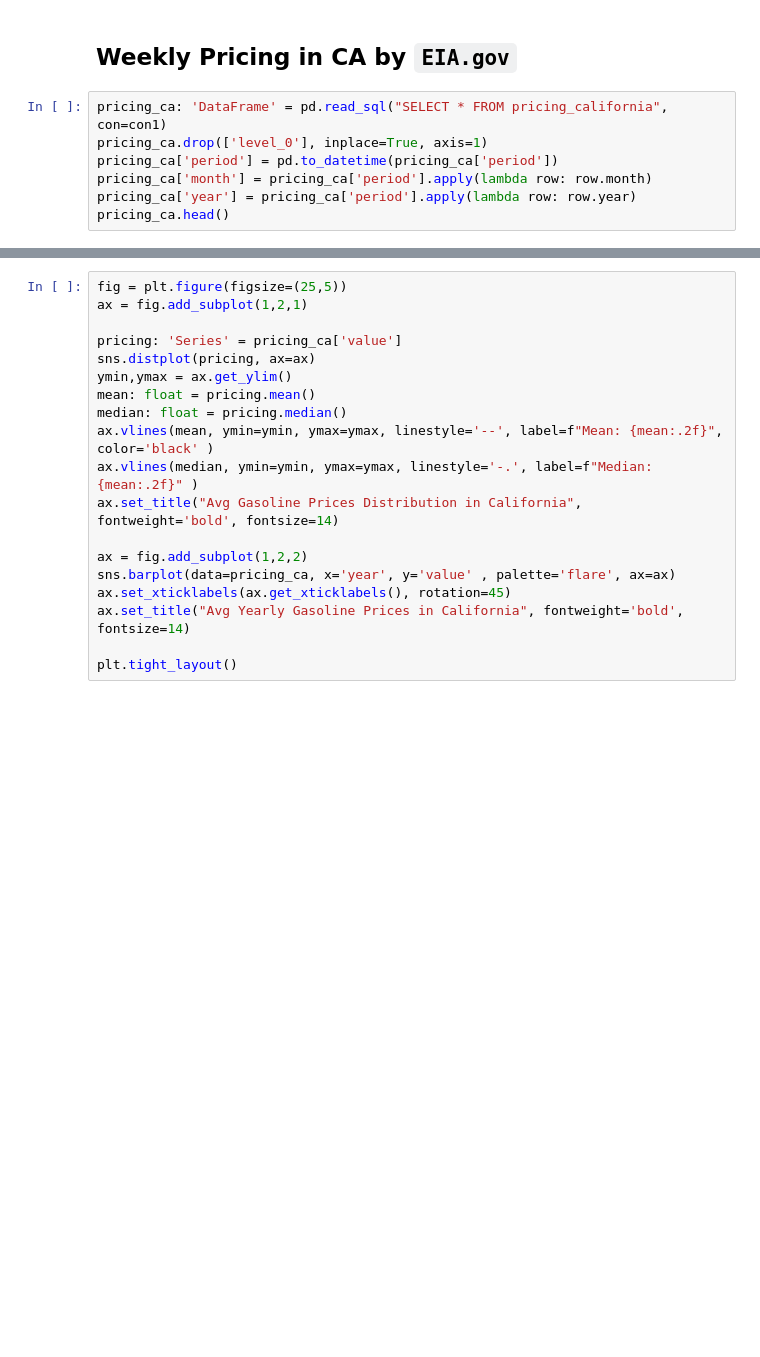
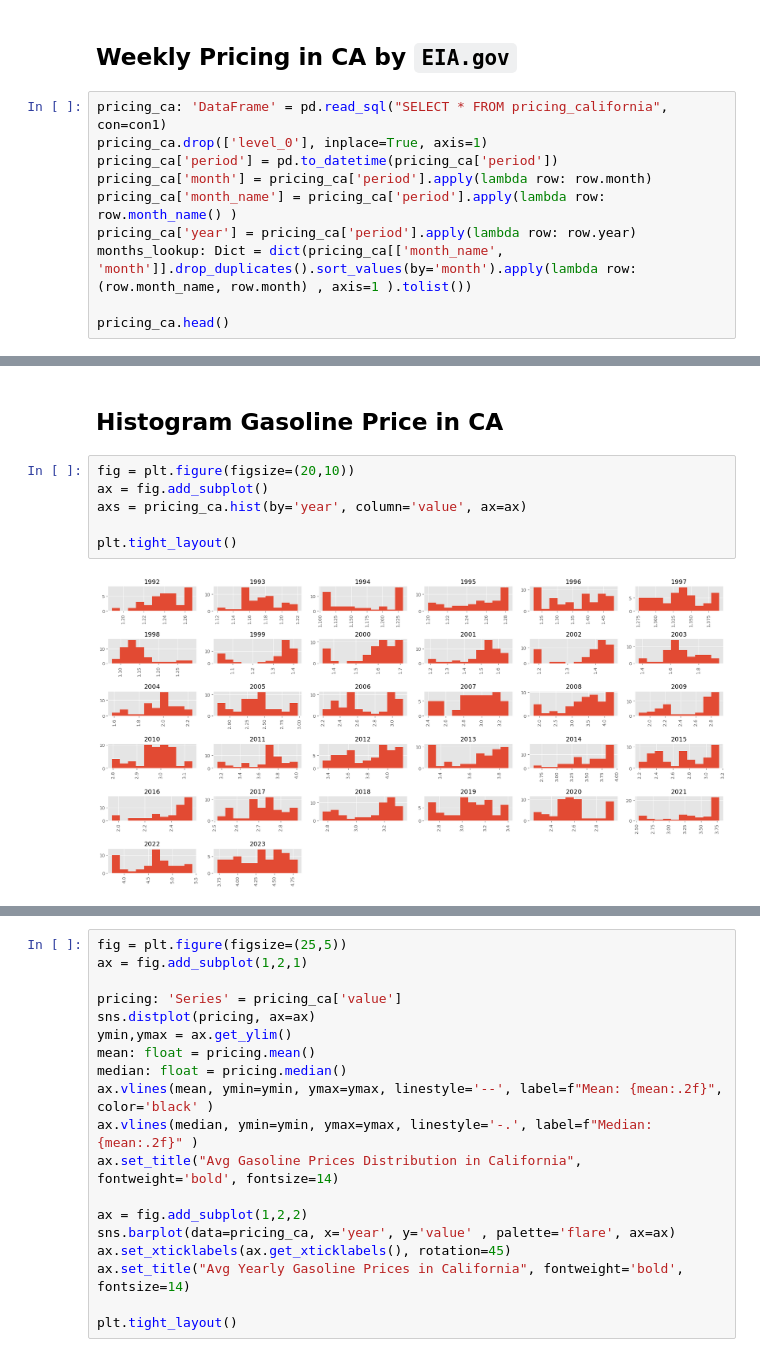
Before and after one commit to OdinProjectI/GasolinePricesAnalysis, a Jupyter notebook: CaliforniaGAsolinePricing.ipynb, the cells around one changed output, grey strips where cells are left out. Cells and saved outputs as stored; diff of their text form; blank space fills up the shorter version.

```diff
--- a/CaliforniaGAsolinePricing.ipynb
+++ b/CaliforniaGAsolinePricing.ipynb
@@ -108,7 +114,10 @@ pricing_ca: 'DataFrame' = pd.read_sql("SELECT * FROM pricing_california", con=co
 pricing_ca.drop(['level_0'], inplace=True, axis=1)
 pricing_ca['period'] = pd.to_datetime(pricing_ca['period'])
 pricing_ca['month'] = pricing_ca['period'].apply(lambda row: row.month)
+pricing_ca['month_name'] = pricing_ca['period'].apply(lambda row: row.month_name() )
 pricing_ca['year'] = pricing_ca['period'].apply(lambda row: row.year)
+months_lookup: Dict = dict(pricing_ca[['month_name', 'month']].drop_duplicates().sort_values(by='month').apply(lambda row: (row.month_name, row.month) , axis=1 ).tolist())
+
 pricing_ca.head()
 # %% [output]
 |  | index | period | duoarea | area_name | product | product_name | process | process_name | series | ... |
@@ -117,3 +126,13 @@ pricing_ca.head()
 | 2 | 2 | 2023-11-06 | R50 | PADD 5 | EPMRU | Conventional Regular Gasoline | PTE | Retail Sales | EMM_EPMRU_PTE_R50_DPG | ... |
 | 3 | 3 | 2023-10-30 | R50 | PADD 5 | EPMRU | Conventional Regular Gasoline | PTE | Retail Sales | EMM_EPMRU_PTE_R50_DPG | ... |
 | 4 | 4 | 2023-10-23 | R50 | PADD 5 | EPMRU | Conventional Regular Gasoline | PTE | Retail Sales | EMM_EPMRU_PTE_R50_DPG | ... |
+# %% [markdown]
+## **Histogram Gasoline Price in CA**
+# %%
+fig = plt.figure(figsize=(20,10))
+ax = fig.add_subplot()
+axs = pricing_ca.hist(by='year', column='value', ax=ax)
+
+plt.tight_layout()
+# %% [output]
+[figure, added]
```
Also changed, not shown: parts of 23 cells of this notebook.
